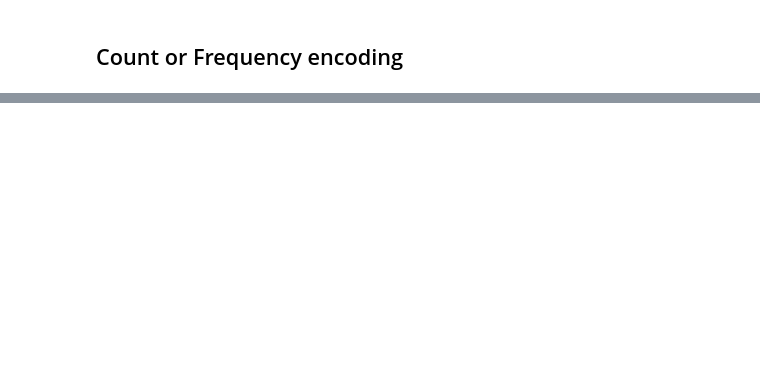
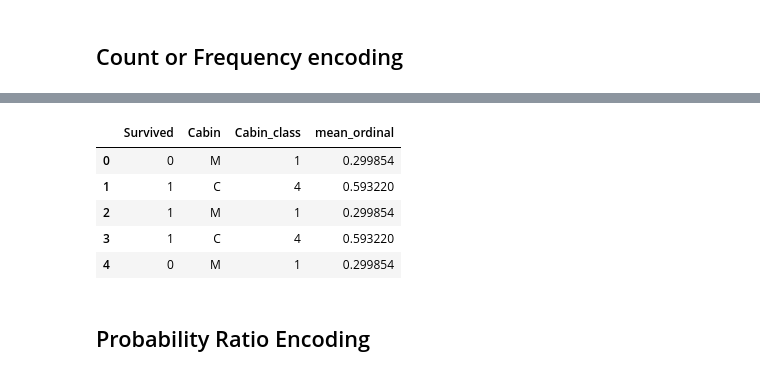
Before and after one commit to RajdeepKarpe22/Python_projects, a Jupyter notebook: Data Science and ML in 90 days/Section 3 - Feature Engineering/Homework_Practice/Handling missing values - All techniques (Categorical features).ipynb, the cells around one changed output, grey strips where cells are left out. Cells and saved outputs as stored; diff of their text form; code cells hidden in the pictures; blank space fills up the shorter version.

Commit message:
Feature Engineering for categorical ordinal number encoding finally completed.

```diff
--- a/Data Science and ML in 90 days/Section 3 - Feature Engineering/Homework_Practice/Handling missing values - All techniques (Categorical features).ipynb
+++ b/Data Science and ML in 90 days/Section 3 - Feature Engineering/Homework_Practice/Handling missing values - All techniques (Categorical features).ipynb
@@ -439,0 +261,2 @@ train_set.head(10)
+# %%
+target_ordinal = df.groupby(df['Cabin'])['Survived'].mean().sort_values().index
@@ -439,0 +267,2 @@ train_set.head(10)
+# %%
+target_ordinal_dict = {k:v for v,k in enumerate(target_ordinal,0)}
@@ -439,0 +273,3 @@ train_set.head(10)
+# %%
+df['Cabin_class'] = df['Cabin'].map(target_ordinal_dict)
+df.head()
@@ -439,0 +299,14 @@ train_set.head(10)
+# %%
+mean_ordinal = df.groupby(df['Cabin'])['Survived'].mean().to_dict()
+# %%
+df['mean_ordinal'] = df['Cabin'].map(mean_ordinal)
+df.head()
+# %% [output]
+|  | Survived | Cabin | Cabin_class | mean_ordinal |
+| 0 | 0 | M | 1 | 0.299854 |
+| 1 | 1 | C | 4 | 0.593220 |
+| 2 | 1 | M | 1 | 0.299854 |
+| 3 | 1 | C | 4 | 0.593220 |
+| 4 | 0 | M | 1 | 0.299854 |
+# %% [markdown]
+## Probability Ratio Encoding
```
Also changed, not shown: parts of 46 cells of this notebook, 1 other file.
